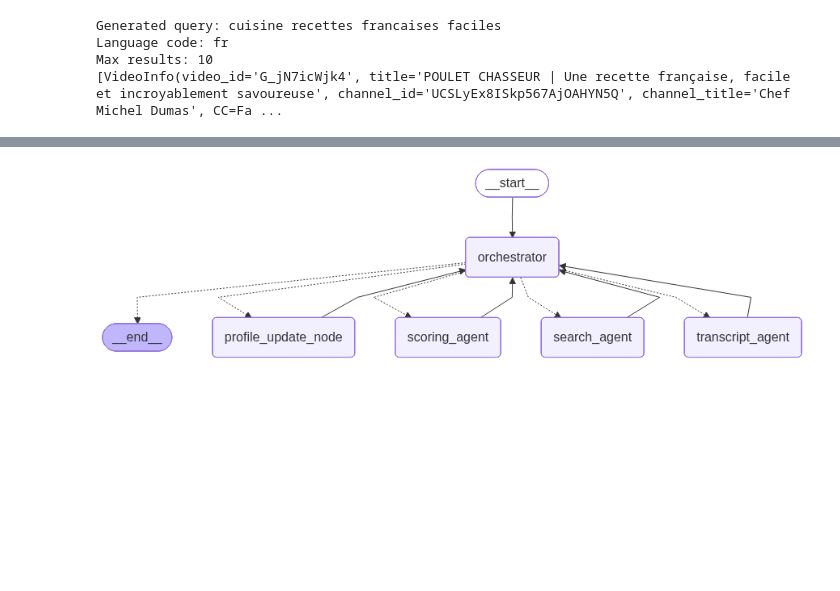
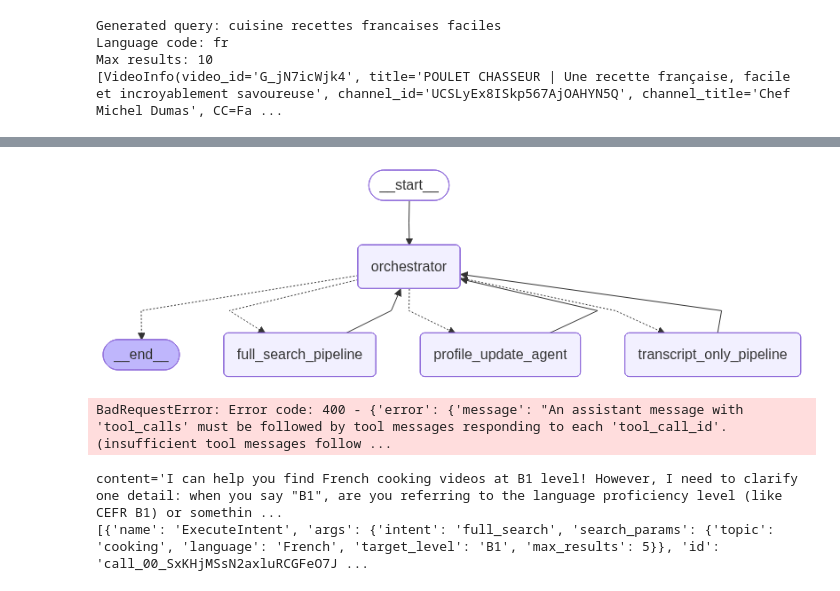
Before and after one commit to RenanFlorencio/language-learning-agent, a Jupyter notebook: agents/orchestrator.ipynb, the cells around one changed output, grey strips where cells are left out. Cells and saved outputs as stored; diff of their text form; code cells hidden in the pictures; blank space fills up the shorter version.

Commit message:
added pipelines, orchestrator has bugs

```diff
--- a/agents/orchestrator.ipynb
+++ b/agents/orchestrator.ipynb
@@ -190,0 +385,2 @@ def scoring_agent(state : State, config : RunnableConfig, store : BaseStore):
+# %%
+results = scoring_agent(state_fr, config_fr, store_fr)
@@ -194,0 +513,11 @@ def profile_update_agent(state : State, config : RunnableConfig, store : BaseSto
+# %%
+def full_search_pipeline(state : State, config : RunnableConfig, store : BaseStore):
+    state["videos"] = search_agent(state, config, store)["videos"]
+    state["videos"] = transcript_agent(state)["videos"]
+    state["videos"] = scoring_agent(state, config, store)["videos"]
+
+    tool_call_id = state["messages"][-1].tool_calls[0]["id"] # Get the id of the tool call
+    return {
+        "videos": state["videos"],
+        "messages" : [{"role" : "tool", "content" : f"Found {len(state['videos'])} scored videos.", "tool_call_id": tool_call_id}]
+    }
@@ -195,42 +546,71 @@ def profile_update_agent(state : State, config : RunnableConfig, store : BaseSto
 # %%
-def route_intent(state: State) -> Literal[END, "search_agent", "transcript_agent", "scoring_agent", "profile_update_node"]:
+def route_intent(state: State, config : RunnableConfig, store : BaseStore) -> Literal[END, "full_search_pipeline", "transcript_only_pipeline", "profile_update_agent"]:
     last_message = state["messages"][-1]
-    if len(last_message.tool_calls) == 0:
+
+    if not last_message.tool_calls:
         return END
+
     intent = last_message.tool_calls[0]["args"]["intent"]
+    print(f"Intent: {intent}")
+
     if intent == "full_search":
-        return "search_agent"
+        return "full_search_pipeline"
     elif intent == "transcript_only":
-        return "transcript_agent"
-    elif intent == "rerank_only":
-        return "scoring_agent"
+        return "transcript_only_pipeline"
     elif intent == "profile_update":
-        return "profile_update_node"
+        return "profile_update_agent"
     else:
         return END
 # %%
 builder = StateGraph(State)
 builder.add_node("orchestrator", orchestrator)
-builder.add_node("search_agent", search_agent)
-builder.add_node("transcript_agent", transcript_agent)
-builder.add_node("scoring_agent", scoring_agent)
-builder.add_node("profile_update_node", profile_update_agent)
+builder.add_node("full_search_pipeline", full_search_pipeline)
+builder.add_node("transcript_only_pipeline", transcript_only_pipeline)
+builder.add_node("profile_update_agent", profile_update_agent)
+
 builder.add_edge(START, "orchestrator")
 builder.add_conditional_edges("orchestrator", route_intent)
-builder.add_edge("search_agent", "orchestrator")
-builder.add_edge("transcript_agent", "orchestrator")
-builder.add_edge("scoring_agent", "orchestrator")
-builder.add_edge("profile_update_node", "orchestrator")
+builder.add_edge("full_search_pipeline", "orchestrator")
+builder.add_edge("transcript_only_pipeline", "orchestrator")
+builder.add_edge("profile_update_agent", "orchestrator")
 
 # Store long-term
 across_thread_memory = InMemoryStore()
 
 # Store short-term
 in_thread_memory = MemorySaver()
 
 graph = builder.compile(checkpointer=in_thread_memory, store=across_thread_memory)
 
 # View
 display(Image(graph.get_graph(xray=1).draw_mermaid_png()))
 # %% [output]
-[figure, old version]
+[figure, new version]
+# %%
+# Invoke the graph
+result = graph.stream(
+    {"messages": [HumanMessage(content="Find me French cooking videos at B1")]},
+    config={
+        "configurable": {
+            "thread_id": "test_thread_1",
+            "user_id": "test_user"
+        }
+    }
+)
+
+for chunk in result:
+    print(chunk)
+# %% [output]
+BadRequestError: Error code: 400 - {'error': {'message': "An assistant message with 'tool_calls' must be followed by tool messages responding to each 'tool_call_id'. (insufficient tool messages follow ...
+# %%
+from langchain_core.messages import HumanMessage, SystemMessage
+
+response = model.bind_tools([ExecuteIntent]).invoke([
+    SystemMessage(content="You are a helpful assistant"),
+    HumanMessage(content="Find me 5 French cooking videos at B1")
+])
+print(response)
+print(response.tool_calls)
+# %% [output]
+content='I can help you find French cooking videos at B1 level! However, I need to clarify one detail: when you say "B1", are you referring to the language proficiency level (like CEFR B1) or somethin ...
+[{'name': 'ExecuteIntent', 'args': {'intent': 'full_search', 'search_params': {'topic': 'cooking', 'language': 'French', 'target_level': 'B1', 'max_results': 5}}, 'id': 'call_00_SxKHjMSsN2axluRCGFeO7J ...
```
Also changed, not shown: parts of 20 cells of this notebook, 7 other files.
